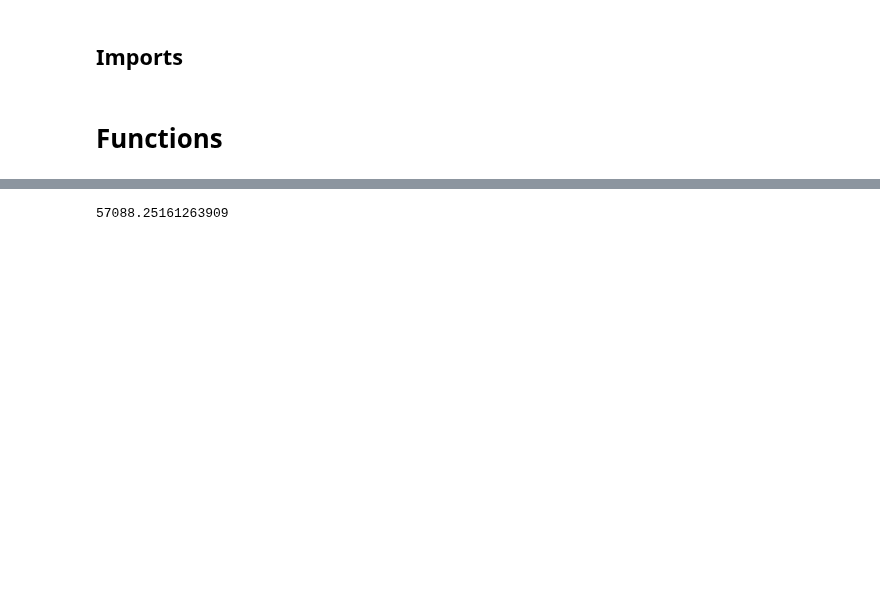
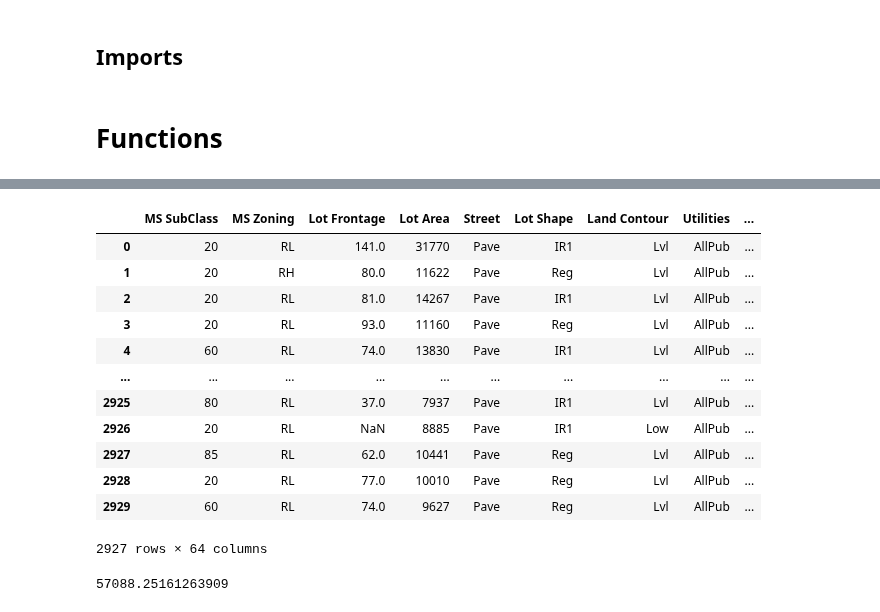
Before and after one commit to raduspaimoc/DataQuest-Projects, a Jupyter notebook: Regression Problems/Predicting House Sale Prices/Predicting House Sale Prices.ipynb, the cells around one changed output, grey strips where cells are left out. Cells and saved outputs as stored; diff of their text form; code cells hidden in the pictures; blank space fills up the shorter version.

```diff
--- a/Regression Problems/Predicting House Sale Prices/Predicting House Sale Prices.ipynb
+++ b/Regression Problems/Predicting House Sale Prices/Predicting House Sale Prices.ipynb
@@ -32,10 +32,23 @@ def fill_numerical_values(df):
         df[col] = df[col].fillna(df[col].mean())
     return df
 
+def drop_low_info_columns(df):
+    nuniques = df.nunique().sort_values(ascending=True)
+    cols = nuniques[(nuniques == 1) | (nuniques == df.shape[0])].index
+    return  df.drop(cols, axis=1)
+
+def compute_years_features(df):
+    df["Years Before Sale"] = df["Yr Sold"] - df["Year Built"]
+    df["Years Since Remod"] = df["Yr Sold"] - df["Year Remod/Add"]
+    df.drop(df[(df["Years Before Sale"] < 0) | (df["Years Since Remod"] < 0)].index, inplace=True)
+    return df.drop(["Year Built", "Year Remod/Add"], axis=1)
+
 def transform_features(df, cutoff=0.25):
-    drop_above_cutoff_null_columns(df, cutoff)
-    drop_above_cutoff_nulls_in_text_columns(df, 1)
-    fill_numerical_values(df)
+    df = drop_above_cutoff_null_columns(df, cutoff)
+    df = drop_above_cutoff_nulls_in_text_columns(df, 1)
+    df = fill_numerical_values(df)
+    df = drop_low_info_columns(df)
+    df = compute_years_features(df)
     return df
 
 def select_features(df):
@@ -60,6 +89,22 @@ df = pd.read_csv("AmesHousing.tsv", sep="\t")
 # %%
 transformed_df = transform_features(df)
 filtered_df = select_features(transformed_df)
+# %%
+transformed_df
+# %% [output]
+|  | MS SubClass | MS Zoning | Lot Frontage | Lot Area | Street | Lot Shape | Land Contour | Utilities | ... |
+| 0 | 20 | RL | 141.0 | 31770 | Pave | IR1 | Lvl | AllPub | ... |
+| 1 | 20 | RH | 80.0 | 11622 | Pave | Reg | Lvl | AllPub | ... |
+| 2 | 20 | RL | 81.0 | 14267 | Pave | IR1 | Lvl | AllPub | ... |
+| 3 | 20 | RL | 93.0 | 11160 | Pave | Reg | Lvl | AllPub | ... |
+| 4 | 60 | RL | 74.0 | 13830 | Pave | IR1 | Lvl | AllPub | ... |
+| ... | ... | ... | ... | ... | ... | ... | ... | ... | ... |
+| 2925 | 80 | RL | 37.0 | 7937 | Pave | IR1 | Lvl | AllPub | ... |
+| 2926 | 20 | RL | NaN | 8885 | Pave | IR1 | Low | AllPub | ... |
+| 2927 | 85 | RL | 62.0 | 10441 | Pave | Reg | Lvl | AllPub | ... |
+| 2928 | 20 | RL | 77.0 | 10010 | Pave | Reg | Lvl | AllPub | ... |
+| 2929 | 60 | RL | 74.0 | 9627 | Pave | Reg | Lvl | AllPub | ... |
+2927 rows × 64 columns
 # %%
 rmse = train_and_test(filtered_df)
 print(rmse)
```
Also changed, not shown: parts of 1 cell of this notebook.
